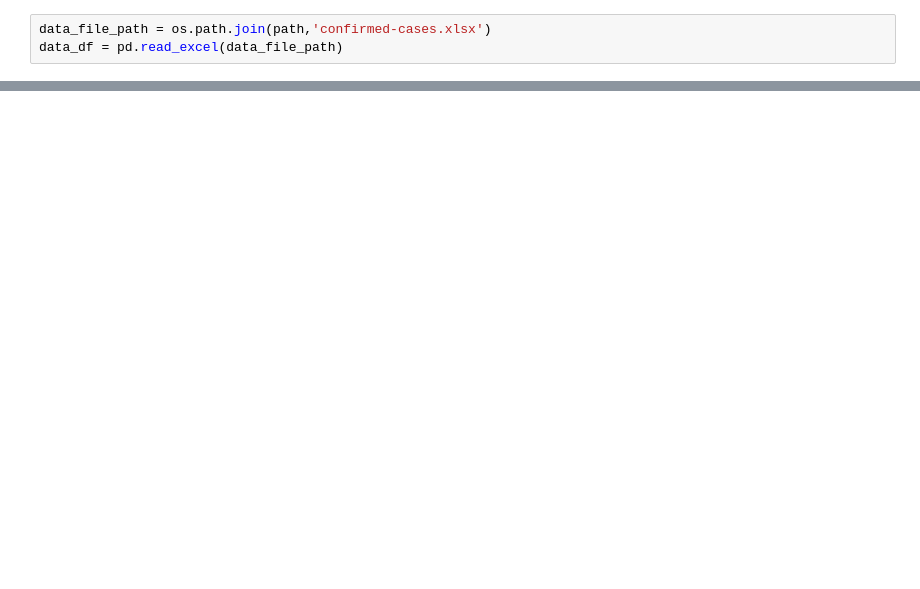
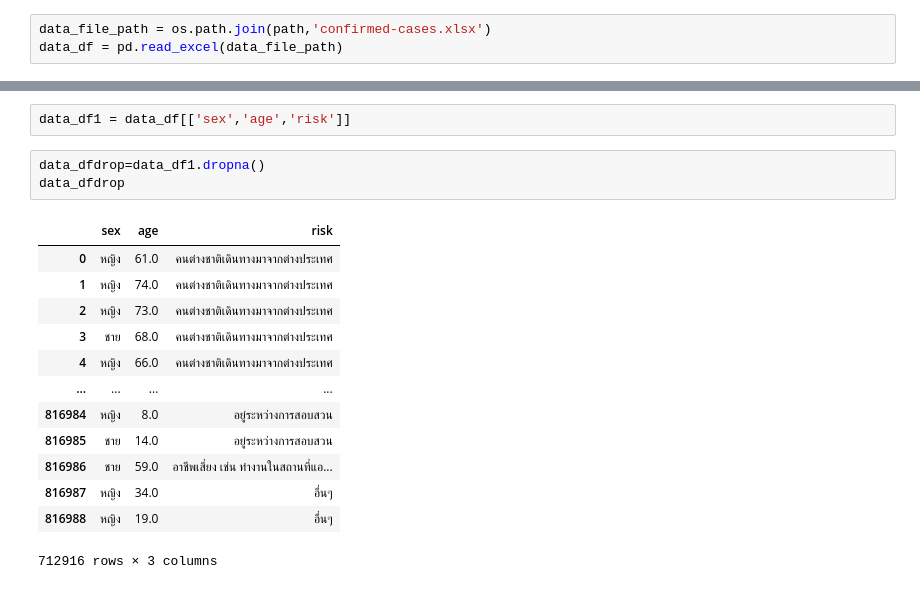
Before and after one commit to gotserena/data_viz_2022, a Jupyter notebook: DataViz01_Table_Data.ipynb, the cells around one changed output, grey strips where cells are left out. Drawn from its saved outputs; the diff is of its cells as text; blank space fills up the shorter version.

```diff
--- a/DataViz01_Table_Data.ipynb
+++ b/DataViz01_Table_Data.ipynb
@@ -175 +175,20 @@ data_df
+# %%
+data_df1 = data_df[['sex','age','risk']]
+# %%
+data_dfdrop=data_df1.dropna()
+data_dfdrop
+# %% [output]
+|  | sex | age | risk |
+| 0 | หญิง | 61.0 | คนต่างชาติเดินทางมาจากต่างประเทศ |
+| 1 | หญิง | 74.0 | คนต่างชาติเดินทางมาจากต่างประเทศ |
+| 2 | หญิง | 73.0 | คนต่างชาติเดินทางมาจากต่างประเทศ |
+| 3 | ชาย | 68.0 | คนต่างชาติเดินทางมาจากต่างประเทศ |
+| 4 | หญิง | 66.0 | คนต่างชาติเดินทางมาจากต่างประเทศ |
+| ... | ... | ... | ... |
+| 816984 | หญิง | 8.0 | อยู่ระหว่างการสอบสวน |
+| 816985 | ชาย | 14.0 | อยู่ระหว่างการสอบสวน |
+| 816986 | ชาย | 59.0 | อาชีพเสี่ยง เช่น ทำงานในสถานที่แอ... |
+| 816987 | หญิง | 34.0 | อื่นๆ |
+| 816988 | หญิง | 19.0 | อื่นๆ |
+712916 rows × 3 columns
 # %%
```
Also changed, not shown: parts of 20 cells of this notebook.
